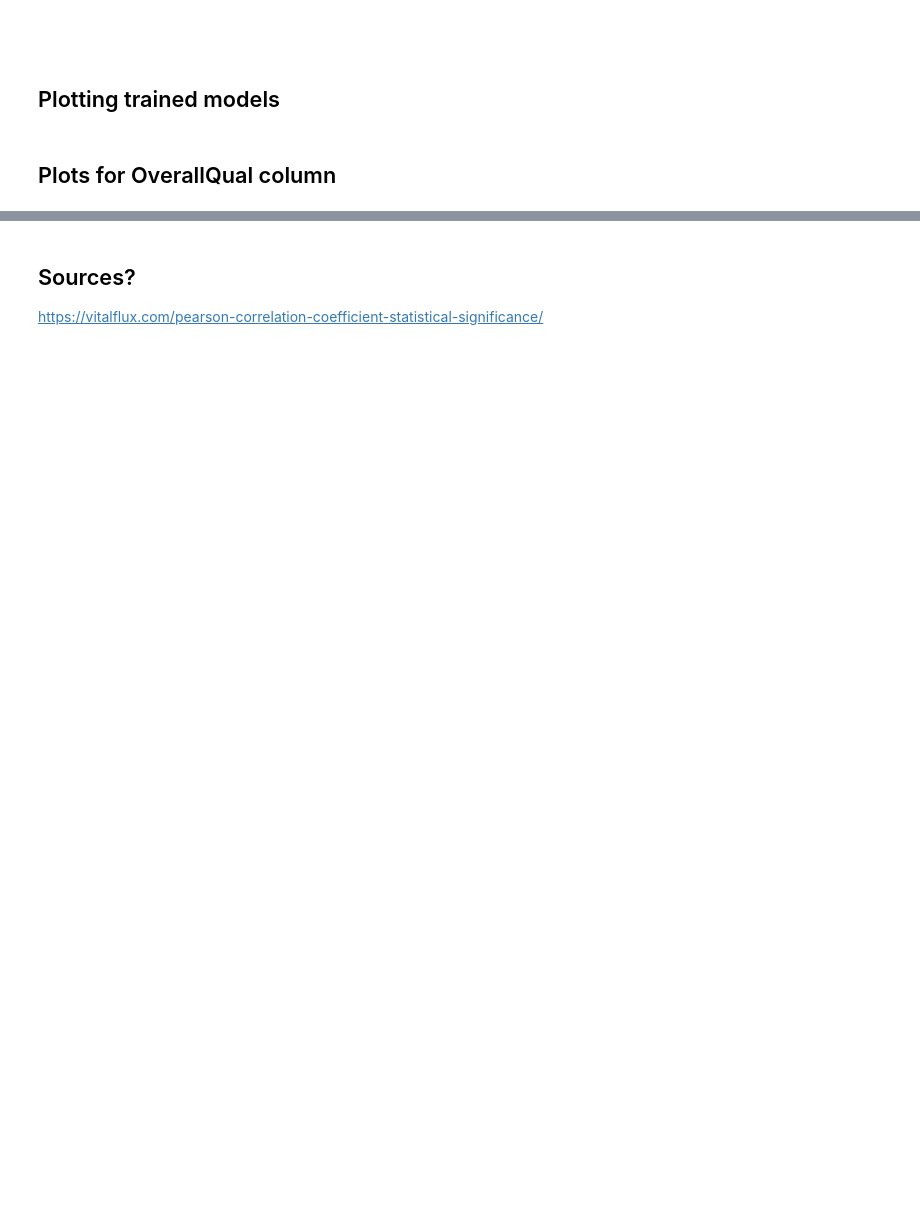
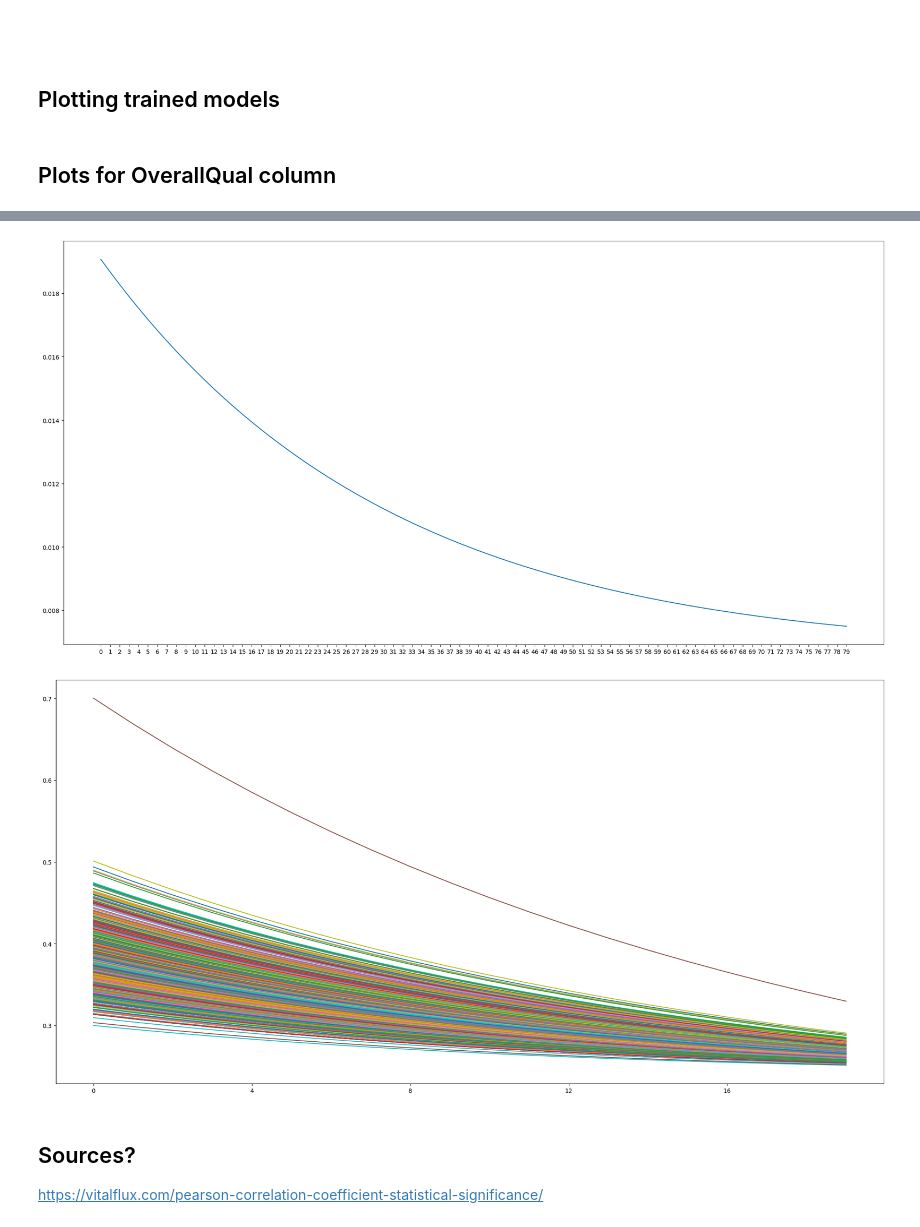
Before and after one commit to ochamodev/DS_Proyecto1_19001395_V, a Jupyter notebook: project1_code.ipynb, the cells around one changed output, grey strips where cells are left out. Cells and saved outputs as stored; diff of their text form; code cells hidden in the pictures; blank space fills up the shorter version.

```diff
--- a/project1_code.ipynb
+++ b/project1_code.ipynb
@@ -493,3 +500,9 @@ plot_trained_model_errors(errorsOverallQual)
+# %%
+regressionFromScratch.plot_trained_model_errors(errorsFirstFloor)
+regressionFromScratch.plot_trained_model(modelsFirstFloor, 4)
+# %% [output]
+[figure, added]
+[figure, added]
 # %% [markdown]
 ## Sources?
 
```
Also changed, not shown: parts of 11 cells of this notebook, 2 other files.
